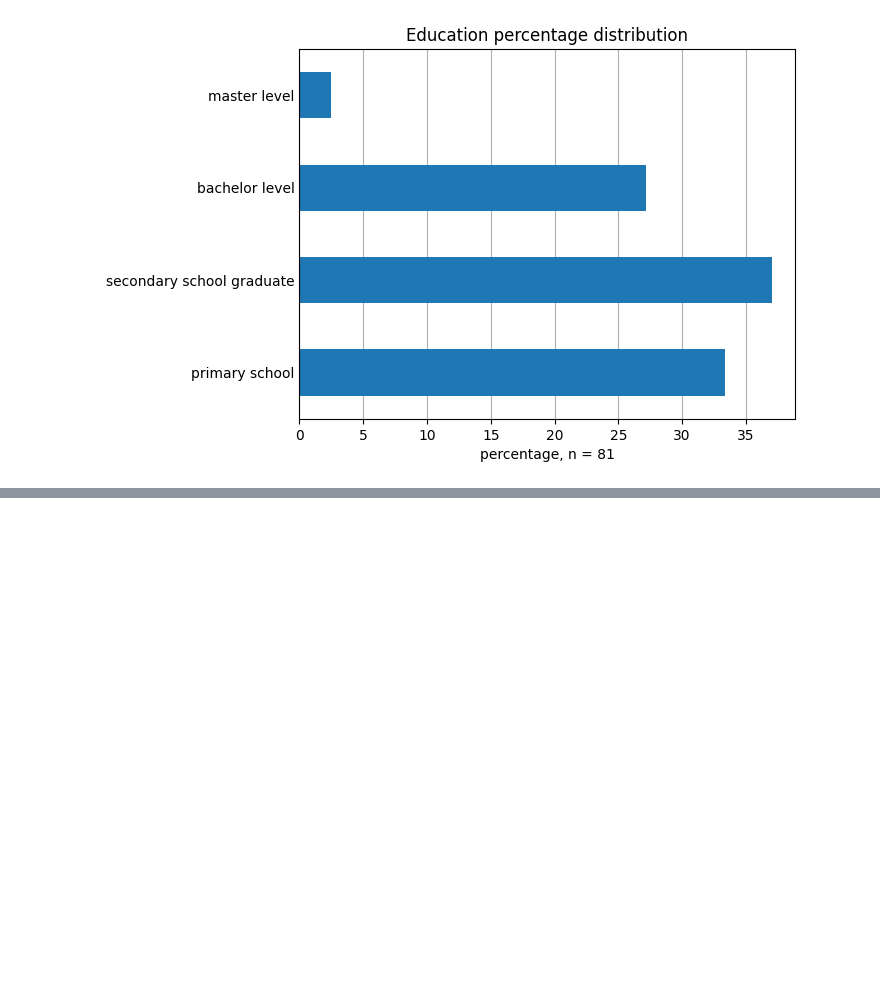
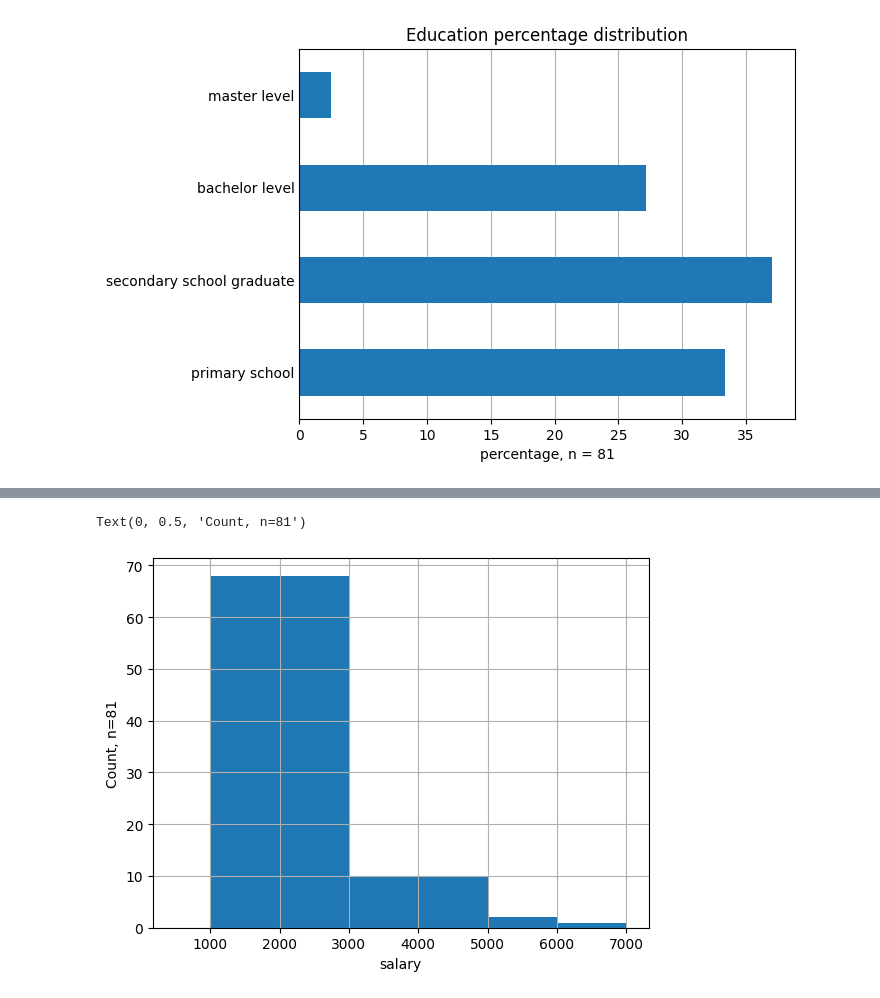
Before and after one commit to qiaoqiaozou/-Final-Project-Data-processing-, a Jupyter notebook: Analyzing_WorkPlaceSatisfactionSurveyData.ipynb, the cells around one changed output, grey strips where cells are left out. Saved outputs shown, nothing was run; the diff lists cells and outputs as text; code cells hidden in the pictures; blank space fills up the shorter version.

```diff
--- a/Analyzing_WorkPlaceSatisfactionSurveyData.ipynb
+++ b/Analyzing_WorkPlaceSatisfactionSurveyData.ipynb
@@ -243,0 +254,4 @@ plt.tick_params(axis = 'y', length = 0)
+# %%
+bins = [500,1000,3000,5000,6000,7000]
+df['salary_class'] = pd.cut(df['salary'], bins = bins)
+df.head()
@@ -243,0 +265,6 @@ plt.tick_params(axis = 'y', length = 0)
+# %%
+df3 = pd.crosstab(df['salary_class'], 'Count')
+df3.columns.name = ''
+n = df3['Count'].sum()
+# add a percentage in the df3 table
+df3['percentage'] = round(df3['Count']/df3['Count'].sum() * 100,2)
@@ -243,0 +310,8 @@ plt.tick_params(axis = 'y', length = 0)
+# %%
+# Creating a Histogram for salary Distribution (Counts)
+df['salary'].hist(bins = bins)
+plt.xlabel('salary')
+plt.ylabel('Count, n=' + str(n))
+# %% [output]
+Text(0, 0.5, 'Count, n=81')
+[figure, added]
```
Also changed, not shown: parts of 13 cells of this notebook.
